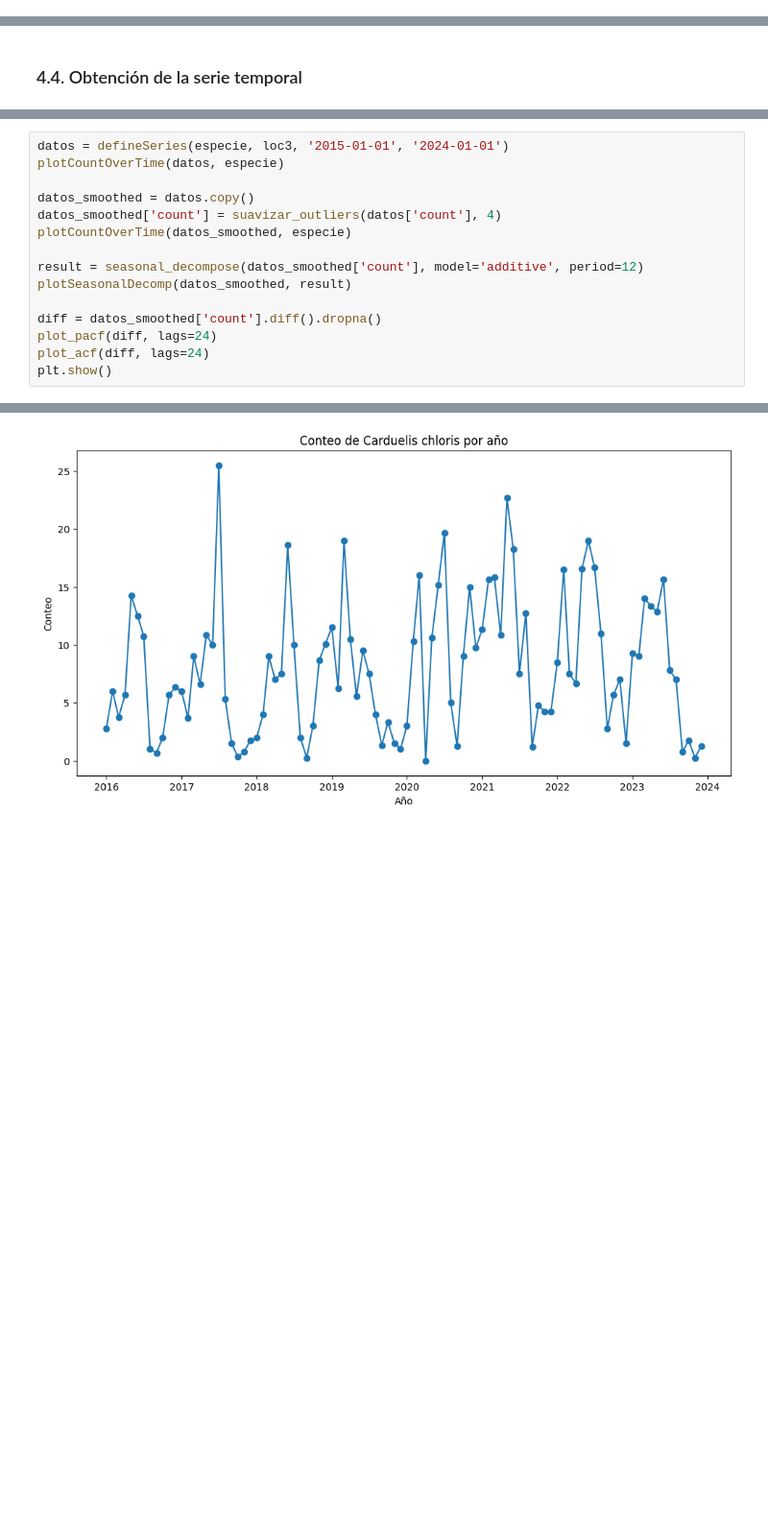
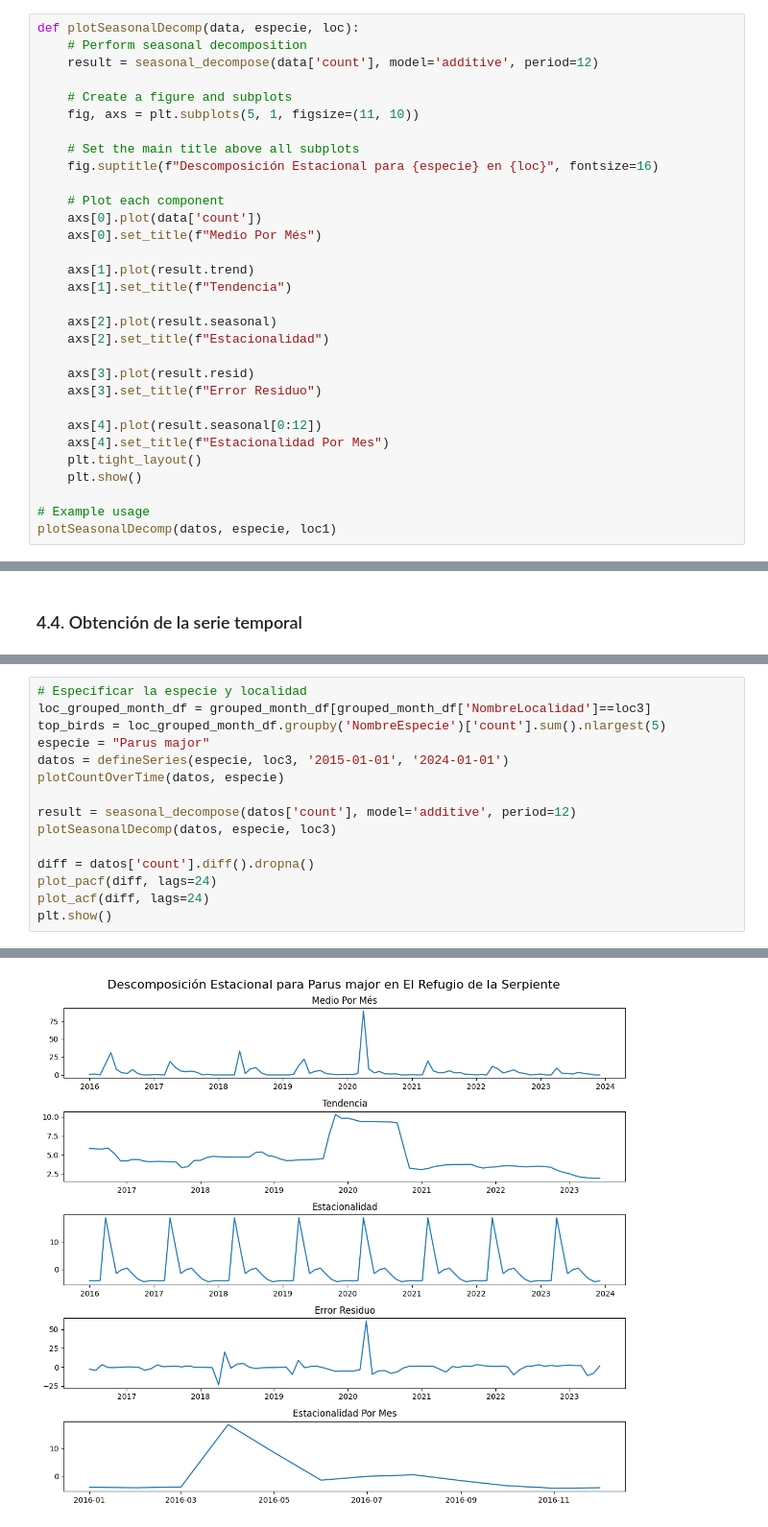
Before and after one commit to mckenned/proyecto_ds, a Jupyter notebook: Danielle/Entrega_Codigo.ipynb, the cells around one changed output, grey strips where cells are left out. Shown at 96% size. Drawn from its saved outputs; the diff is of its cells as text; blank space fills up the shorter version.

Commit message:
Finish timeline code and add images for dashboard

```diff
--- a/Danielle/Entrega_Codigo.ipynb
+++ b/Danielle/Entrega_Codigo.ipynb
@@ -371,0 +266,31 @@ plotSeasonalDecomp(datos_smoothed, result)
+# %%
+def plotSeasonalDecomp(data, especie, loc):
+    # Perform seasonal decomposition
+    result = seasonal_decompose(data['count'], model='additive', period=12)
+
+    # Create a figure and subplots
+    fig, axs = plt.subplots(5, 1, figsize=(11, 10))
+
+    # Set the main title above all subplots
+    fig.suptitle(f"Descomposición Estacional para {especie} en {loc}", fontsize=16)
+
+    # Plot each component
+    axs[0].plot(data['count'])
+    axs[0].set_title(f"Medio Por Més")
+
+    axs[1].plot(result.trend)
+    axs[1].set_title(f"Tendencia")
+
+    axs[2].plot(result.seasonal)
+    axs[2].set_title(f"Estacionalidad")
+
+    axs[3].plot(result.resid)
+    axs[3].set_title(f"Error Residuo")
+
+    axs[4].plot(result.seasonal[0:12])
+    axs[4].set_title(f"Estacionalidad Por Mes")
+    plt.tight_layout()
+    plt.show()
+
+# Example usage
+plotSeasonalDecomp(datos, especie, loc1)
@@ -645,15 +511,15 @@ especie = top_birds.index[0]
 # %%
+# Especificar la especie y localidad
+loc_grouped_month_df = grouped_month_df[grouped_month_df['NombreLocalidad']==loc3]
+top_birds = loc_grouped_month_df.groupby('NombreEspecie')['count'].sum().nlargest(5)
+especie = "Parus major"
 datos = defineSeries(especie, loc3, '2015-01-01', '2024-01-01')
 plotCountOverTime(datos, especie)
 
-datos_smoothed = datos.copy()
-datos_smoothed['count'] = suavizar_outliers(datos['count'], 4)
-plotCountOverTime(datos_smoothed, especie)
+result = seasonal_decompose(datos['count'], model='additive', period=12)
+plotSeasonalDecomp(datos, especie, loc3)
 
-result = seasonal_decompose(datos_smoothed['count'], model='additive', period=12)
-plotSeasonalDecomp(datos_smoothed, result)
-
-diff = datos_smoothed['count'].diff().dropna()
+diff = datos['count'].diff().dropna()
 plot_pacf(diff, lags=24)
 plot_acf(diff, lags=24)
 plt.show()
@@ -667 +533 @@ See the caveats in the documentation: https://pandas.pydata.org/pandas-docs/stab
-[figure, old version]
+[figure, new version]
```
Also changed, not shown: parts of 23 cells of this notebook, 3 other files.
